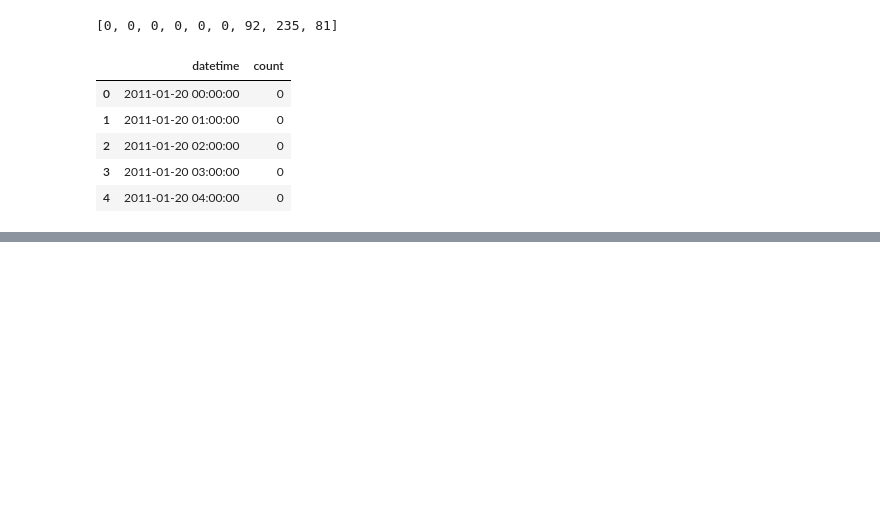
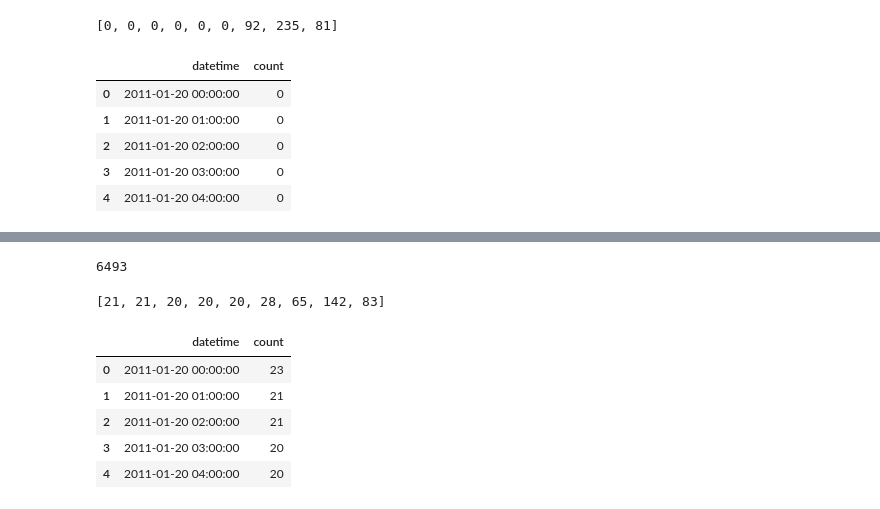
Before and after one commit to utkydv/BikeSharingDemand, a Jupyter notebook: BikeSharing.ipynb, the cells around one changed output, grey strips where cells are left out. Drawn from its saved outputs; the diff is of its cells as text; code cells hidden in the pictures; blank space fills up the shorter version.

```diff
--- a/BikeSharing.ipynb
+++ b/BikeSharing.ipynb
@@ -1226,0 +1354,32 @@ submission3.head()
+# %%
+#Prediction
+predicted_nums = saved_model.predict(X_test_std)
+# %%
+len(predicted_nums)
+# %% [output]
+6493
+# %%
+#Converting negative values to 0
+for i in np.arange(0,len(predicted_nums)):
+    if predicted_nums[i]<0:
+        predicted_nums[i]=0
+# %%
+#Rounding up count prediction values
+predicted_nums = predicted_nums.astype(int).round()
+# %%
+y_pred=[int(i) for i in predicted_nums]
+# %%
+y_pred[1:10]
+# %% [output]
+[21, 21, 20, 20, 20, 28, 65, 142, 83]
+# %%
+submission4 = pd.DataFrame(list(zip(test.index,y_pred)))
+submission4.rename(columns={0:'datetime',1:'count'},inplace=True)
+submission4.head()
+# %% [output]
+|  | datetime | count |
+| 0 | 2011-01-20 00:00:00 | 23 |
+| 1 | 2011-01-20 01:00:00 | 21 |
+| 2 | 2011-01-20 02:00:00 | 21 |
+| 3 | 2011-01-20 03:00:00 | 20 |
+| 4 | 2011-01-20 04:00:00 | 20 |
```
Also changed, not shown: parts of 22 cells of this notebook.
